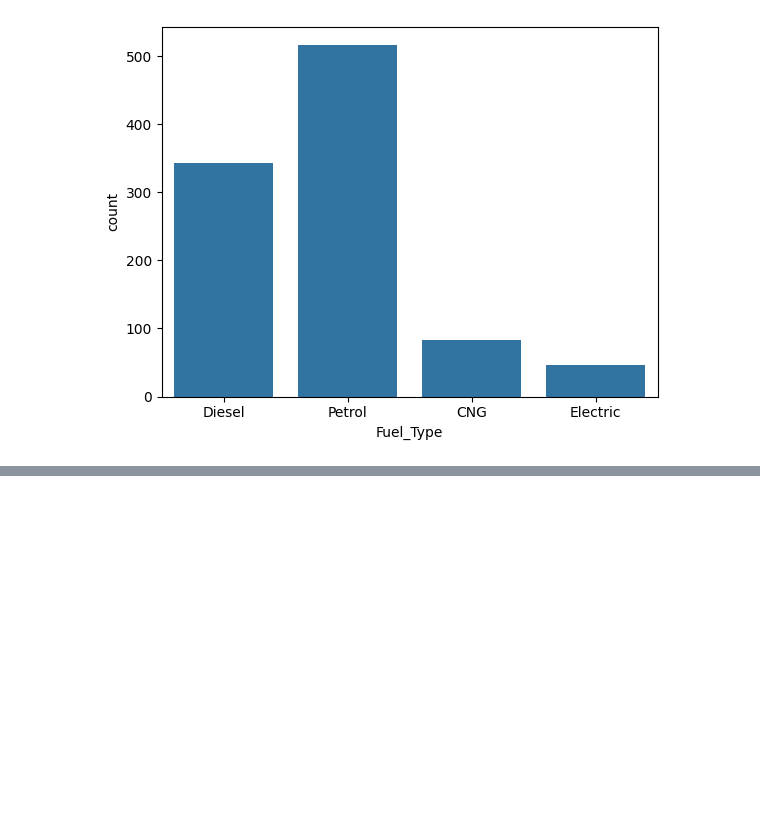
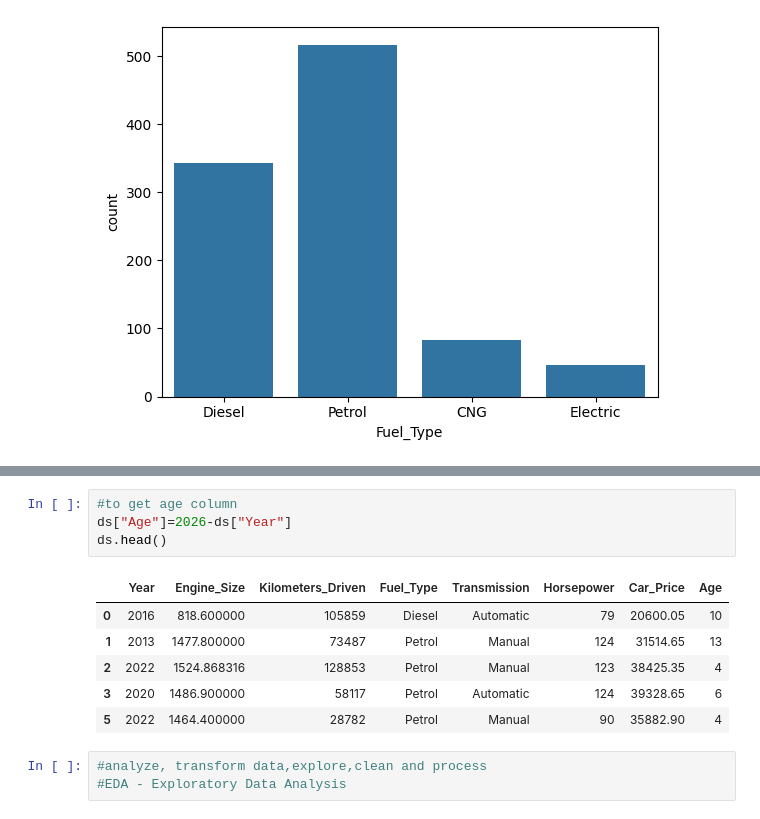
Before and after one commit to elphazdaud-ui/curriculum, a Jupyter notebook: chapter_appendix-tools-for-deep-learning/jupyter.ipynb, the cells around one changed output, grey strips where cells are left out. Cells and saved outputs as stored; diff of their text form; blank space fills up the shorter version.

```diff
--- a/chapter_appendix-tools-for-deep-learning/jupyter.ipynb
+++ b/chapter_appendix-tools-for-deep-learning/jupyter.ipynb
@@ -191,3 +204,17 @@ sns.countplot(x=ds["Transmission"],hue=ds["Fuel_Type"])
+# %%
+#to get age column
+ds["Age"]=2026-ds["Year"]
+ds.head()
+# %% [output]
+|  | Year | Engine_Size | Kilometers_Driven | Fuel_Type | Transmission | Horsepower | Car_Price | Age |
+| 0 | 2016 | 818.600000 | 105859 | Diesel | Automatic | 79 | 20600.05 | 10 |
+| 1 | 2013 | 1477.800000 | 73487 | Petrol | Manual | 124 | 31514.65 | 13 |
+| 2 | 2022 | 1524.868316 | 128853 | Petrol | Manual | 123 | 38425.35 | 4 |
+| 3 | 2020 | 1486.900000 | 58117 | Petrol | Automatic | 124 | 39328.65 | 6 |
+| 5 | 2022 | 1464.400000 | 28782 | Petrol | Manual | 90 | 35882.90 | 4 |
+# %%
+#analyze, transform data,explore,clean and process
+#EDA - Exploratory Data Analysis
 # %% [markdown]
 # Using Jupyter Notebooks
 :label:`sec_jupyter`
```
Also changed, not shown: parts of 8 cells of this notebook.
